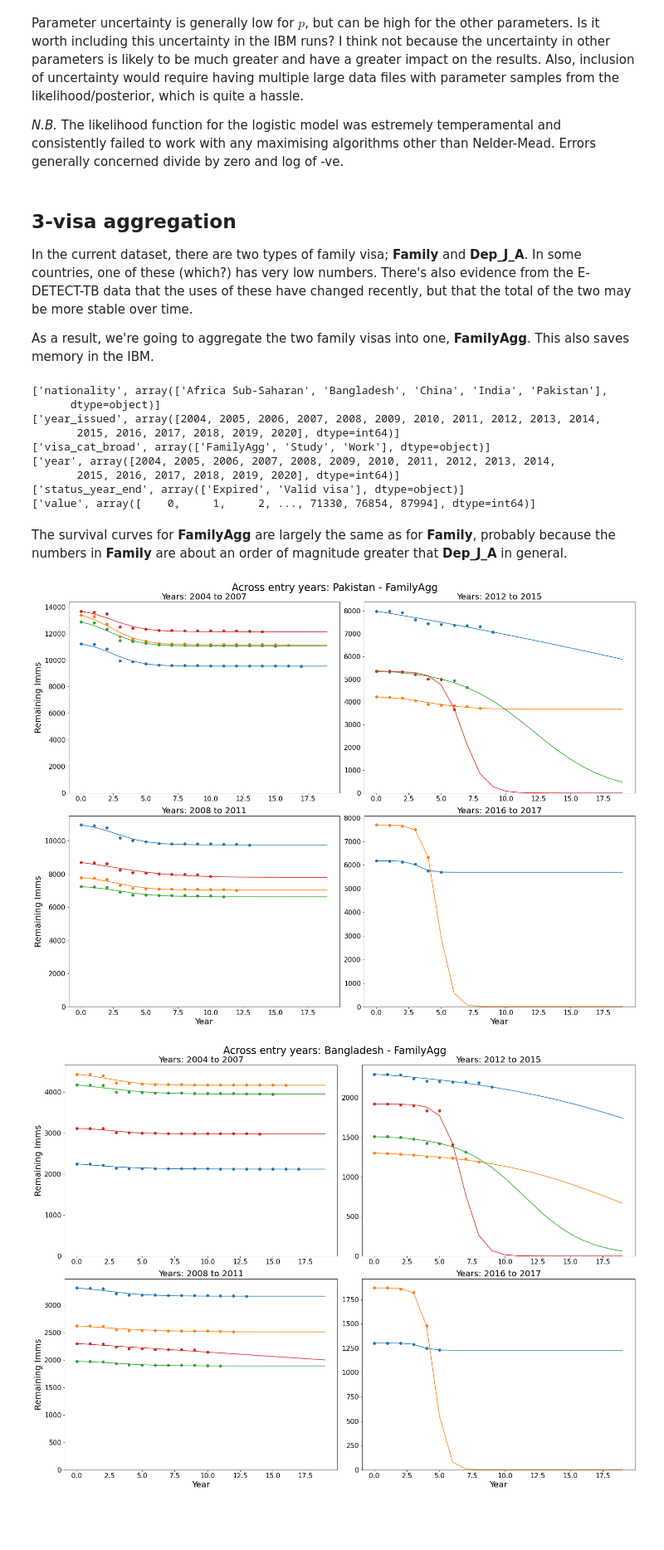
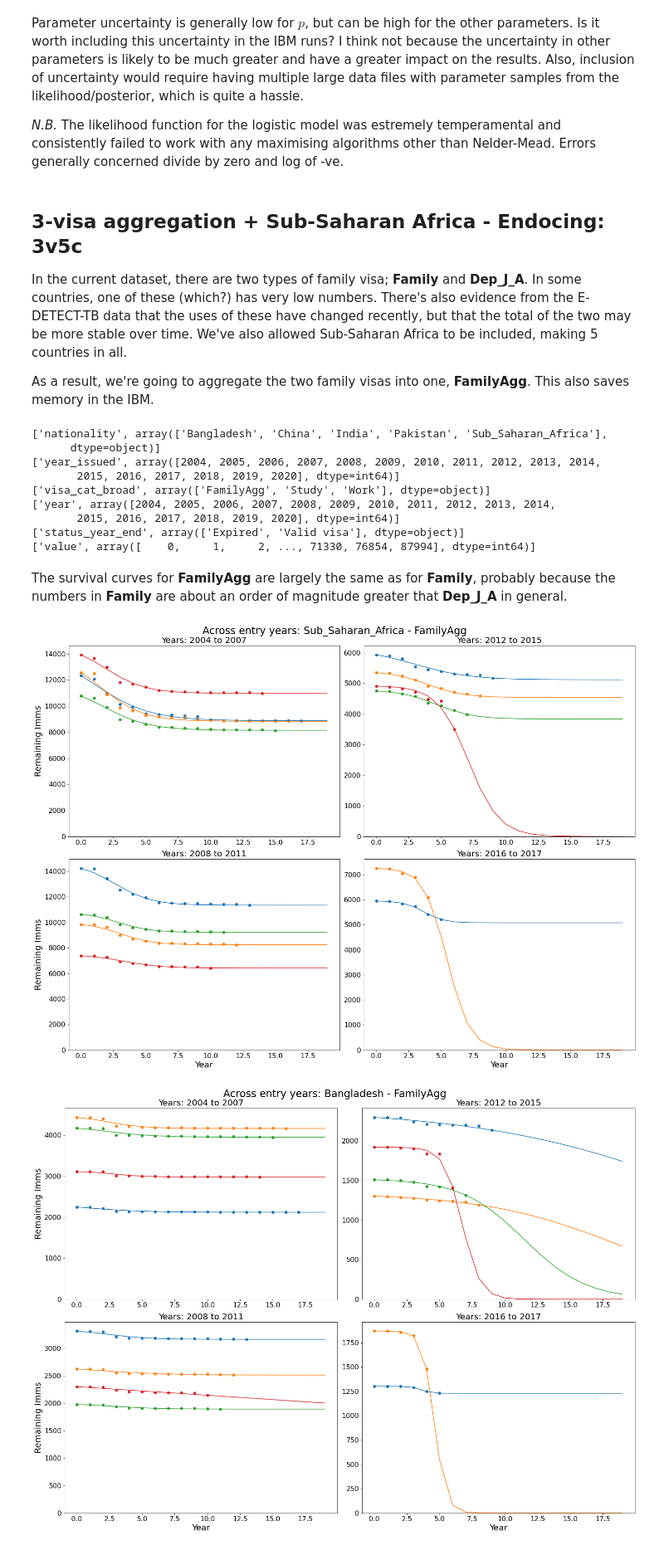
Before and after one commit to JamesTruscott/JupyterBinder, a Jupyter notebook: EmigrationModel/EmigFitting.ipynb, the cells around one changed output. Shown at 83% size. Cells and saved outputs as stored; diff of their text form; code cells hidden in the pictures; blank space fills up the shorter version.

```diff
--- a/EmigrationModel/EmigFitting.ipynb
+++ b/EmigrationModel/EmigFitting.ipynb
@@ -35,32 +35,15 @@ import matplotlib.pyplot as plt
 import emcee
 import pickle
 
-# The following is supposed to centre figures...
-from IPython.core.display import HTML
+encPath = '..\\SharedFiles\\'
 
-HTML("""
-<style>
- {
-    display: table-cell;
-    text-align: center;
-   .output_png vertical-align: middle;
-}
-</style>
-""")
-
-# Encoding stuff...
-encoding_dict = {
-    '4visa': 'DefEncoding_4visa.p',
-    '3visa': 'DefEncoding_3visa.p'
-    }
 
 # The current encoding.
 Encoding = '4visa'
-
-encodingFileName = encoding_dict[Encoding]
+encodingFileName = encPath + f'DefEncoding_{Encoding}.p'
 pickle_input = open(encodingFileName, 'rb')
 country2Index_dict, sexes, defVisaCats, Visa2Index_dict, visaSet, \
-    EDetTB2VisaCats = pickle.load(pickle_input)
+    EDetTB2VisaCats, regionSet = pickle.load(pickle_input)
 # %%
 # Define the functions...
 
@@ -419,25 +402,10 @@ def laura2MJformat(laura_data):
     return final_df
 # %%
 # Read in the data.
-fileName = 'migrant_journey_updatedSep21_d.csv'
+fileName = 'migrant_journey_updatedSep21_e.csv'
 laura_data = pd.read_csv(fileName, comment='#')
 
 colNames = list(laura_data.columns)
-
-# Is it 3 visa setup? Aggregate accordingly.
-# Code snippet to aggregate the two family visas into 1.
-# if Encoding == '3visa':
-#    oldValues = ['Dep_J_A', 'Family']
-#    newValue = 'FamilyAgg'
-#    NewLaura_data = laura_data.replace(to_replace=oldValues, value=newValue)
-#
-#    grouped = NewLaura_data.groupby(colNames[:-1])
-#    gTotals = grouped['value'].agg(np.sum)
-#
-#    test = [list(i) + [v] for i, v in gTotals.iteritems()]
-#    newData = pd.DataFrame(test)
-#    newData.columns = colNames
-#    laura_data = newData
 
 
 # summary...
@@ -1037,7 +1005,7 @@ The bottom right figure shows the distribution of times for 99.5% of emigrating
 # Read in the valid parameters file created in the previous cell.
 np.random.seed(1)
 # paramFileName = 'MJ_InfluxSurvival3.txt'  # was ...2.txt
-paramFileName = f'MJ_InfluxSurvival_{Encoding}.txt'
+paramFileName = encPath + f'MJ_InfluxSurvival_{Encoding}.txt'
 
 modelParam_data = pd.read_csv(paramFileName, sep='\t')
 # we rely on the order, so reorder.
@@ -1178,18 +1146,18 @@ Parameter uncertainty is generally low for $p$, but can be high for the other pa
 
 *N.B.* The likelihood function for the logistic model was estremely temperamental and consistently failed to work with any maximising algorithms other than Nelder-Mead. Errors generally concerned divide by zero and log of -ve.
 # %% [markdown]
-## 3-visa aggregation
-In the current dataset, there are two types of family visa; **Family** and **Dep_J_A**. In some countries, one of these (which?) has very low numbers. There's also evidence from the E-DETECT-TB data that the uses of these have changed recently, but that the total of the two may be more stable over time.
+## 3-visa aggregation + Sub-Saharan Africa - Endocing: **3v5c**
+In the current dataset, there are two types of family visa; **Family** and **Dep_J_A**. In some countries, one of these (which?) has very low numbers. There's also evidence from the E-DETECT-TB data that the uses of these have changed recently, but that the total of the two may be more stable over time. We've also allowed Sub-Saharan Africa to be included, making 5 countries in all.
 
 As a result, we're going to aggregate the two family visas into one, **FamilyAgg**. This also saves memory in the IBM.
 # %%
 # The new encoding.
-Encoding = '3visa'
+Encoding = '3v5c'
 
-encodingFileName = encoding_dict[Encoding]
+encodingFileName = encPath + f'DefEncoding_{Encoding}.p'
 pickle_input = open(encodingFileName, 'rb')
 country2Index_dict, sexes, defVisaCats, Visa2Index_dict, visaSet, \
-    EDetTB2VisaCats = pickle.load(pickle_input)
+    EDetTB2VisaCats, regionSet = pickle.load(pickle_input)
 
 
 # Code snippet to aggregate the two family visas into 1.
@@ -1213,7 +1181,7 @@ for x in summary:
 # Convert to required format.
 raw_data = laura2MJformat(laura_data)
 # %% [output]
-['nationality', array(['Africa Sub-Saharan', 'Bangladesh', 'China', 'India', 'Pakistan'],
+['nationality', array(['Bangladesh', 'China', 'India', 'Pakistan', 'Sub_Saharan_Africa'],
       dtype=object)]
 ['year_issued', array([2004, 2005, 2006, 2007, 2008, 2009, 2010, 2011, 2012, 2013, 2014,
        2015, 2016, 2017, 2018, 2019, 2020], dtype=int64)]
@@ -1225,7 +1193,7 @@ raw_data = laura2MJformat(laura_data)
 # %% [markdown]
 The survival curves for **FamilyAgg** are largely the same as for **Family**, probably because the numbers in **Family** are about an order of magnitude greater that **Dep_J_A** in general.
 # %%
-country = 'Pakistan'
+country = 'Sub_Saharan_Africa'
 visa = 'FamilyAgg'
 timeSpan = np.array(range(20))
 
@@ -1296,34 +1264,34 @@ ax[0, 1].set_ylim(0, maxY*1.05)
 startYear = 2016
 endYear = 2018
 maxY = 0
 for i in range(startYear, endYear):
     plot_data, MLE_values, d_dict = getLogisticFit(country,visa, i)
     # create extrapolated soln...
     p = MLE_values[0]
     k = MLE_values[1]
     delta = MLE_values[2]
     s_curve = [0.5*(1-np.tanh(k*(i-delta)/2)) for i in timeSpan]
     theory = (p + (1-p)*np.array(s_curve)/s_curve[0])*plot_data['Data'].values[0]
     ax[1, 1].plot(timeSpan, theory)
     ax[1, 1].scatter(plot_data['Year'], plot_data['Data'])
     maxY = max(maxY, max(plot_data['Data']))
     title = f'Years: {startYear} to {endYear-1}'
     ax[1, 1].set_title(title, fontsize=20)
     ax[1, 1].tick_params(axis='both', which='major', labelsize=16)
 
 ax[1, 1].set_ylim(0, maxY*1.05)
 
 ax[0, 0].set_ylabel('Remaining Imms', fontsize=20)
 ax[1, 0].set_ylabel('Remaining Imms', fontsize=20)
 ax[1, 0].set_xlabel(xlabel='Year', fontsize=20)
 ax[1, 1].set_xlabel(xlabel='Year', fontsize=20)
 
 fig.set_size_inches(20, 15)
 fig.suptitle(f'Across entry years: {country} - {visa}', fontsize=24)
 fig.tight_layout()
 plt.show()
 # %% [output]
-[figure, old version]
+[figure, new version]
 # %%
 country = 'Bangladesh'
 visa = 'FamilyAgg'
```
Also changed, not shown: parts of 4 cells of this notebook.
